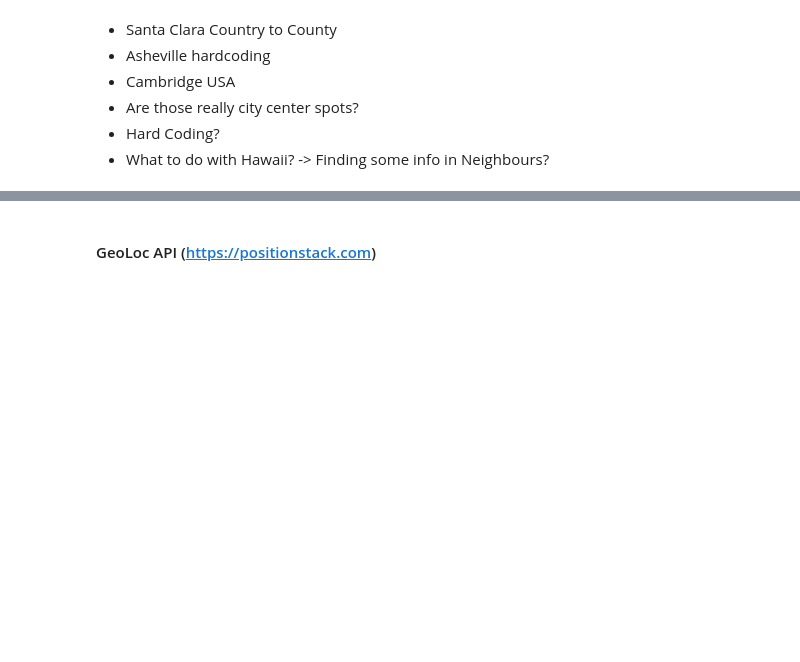
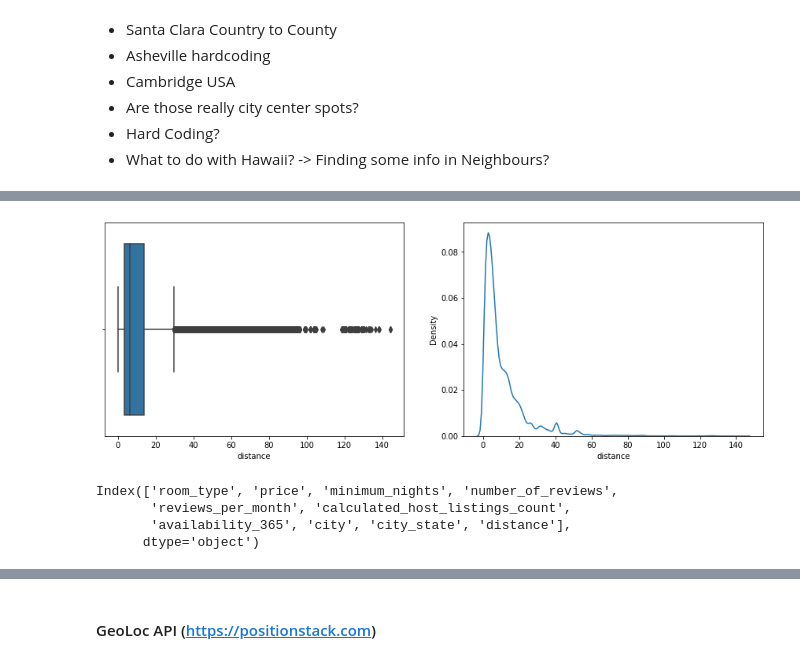
Before and after one commit to TheWangAndOnly/AirBnB, a Jupyter notebook: Biagio.ipynb, the cells around one changed output, grey strips where cells are left out. Cells and saved outputs as stored; diff of their text form; code cells hidden in the pictures; blank space fills up the shorter version.

```diff
--- a/Biagio.ipynb
+++ b/Biagio.ipynb
@@ -520,0 +620,6 @@ SyntaxError: invalid syntax (<ipython-input-38-dea76191718c>, line 5)
+# %%
+fig, ax = plt.subplots(1,2, figsize=(15,5))
+sns.boxplot(data=df, x='distance', ax=ax[0])
+sns.kdeplot(data=df, x='distance', ax=ax[1]);
+# %% [output]
+[figure, added]
@@ -520,0 +629,7 @@ SyntaxError: invalid syntax (<ipython-input-38-dea76191718c>, line 5)
+# %%
+df.columns
+# %% [output]
+Index(['room_type', 'price', 'minimum_nights', 'number_of_reviews',
+       'reviews_per_month', 'calculated_host_listings_count',
+       'availability_365', 'city', 'city_state', 'distance'],
+      dtype='object')
```
Also changed, not shown: parts of 41 cells of this notebook.
